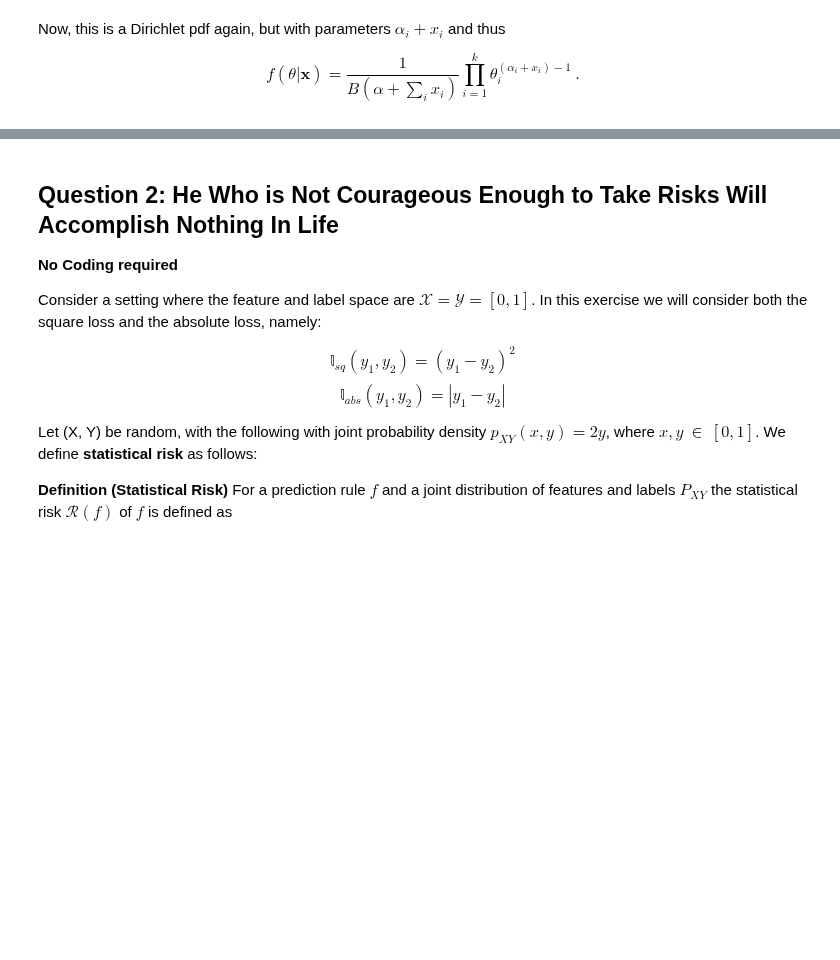
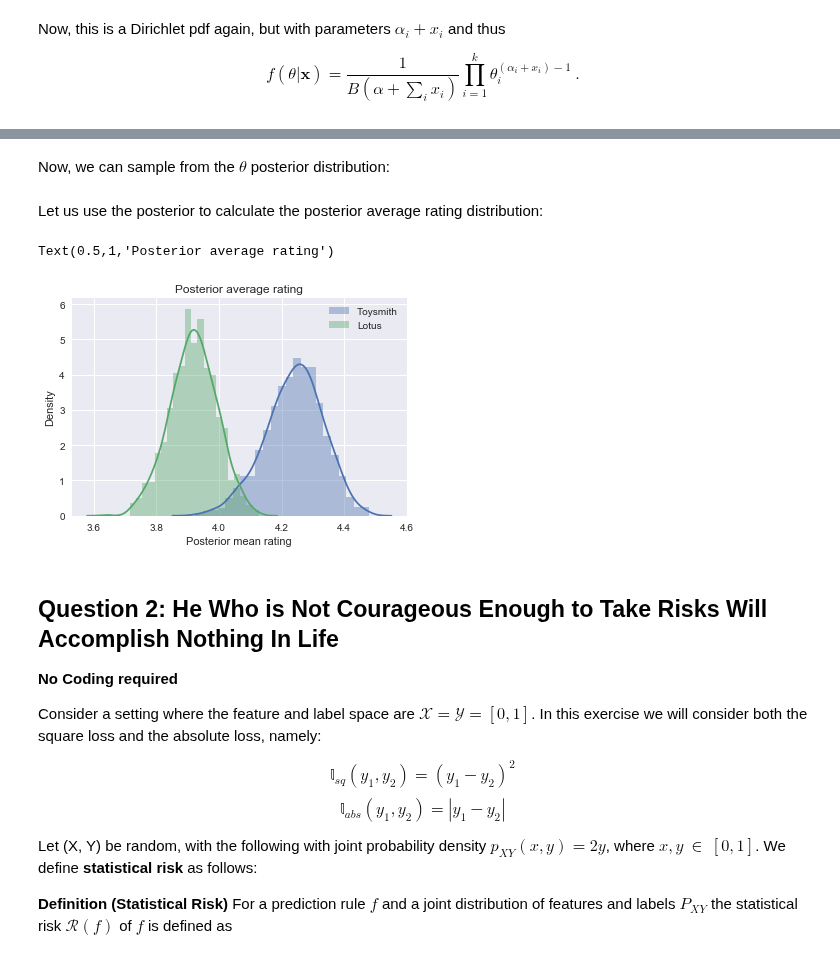
Before and after one commit to NOllAl/AM207HW, a Jupyter notebook: hw4/AM207_HW4.ipynb, the cells around one changed output, grey strips where cells are left out. Drawn from its saved outputs; the diff is of its cells as text; code cells hidden in the pictures; blank space fills up the shorter version.

```diff
--- a/hw4/AM207_HW4.ipynb
+++ b/hw4/AM207_HW4.ipynb
@@ -136,0 +139,3 @@ $$
+# %%
+toysmith_reviews = np.array([round(percent * 162) for percent in [0.06, 0.04, 0.06, 0.17, 0.67]])
+lotus_reviews = np.array([round(percent * 410) for percent in [0.14, 0.08, 0.07, 0.11, 0.60]])
@@ -137,3 +144,27 @@ $$
+# %%
+toysmith_dirichlet = scipy.stats.dirichlet(alpha=prior_alpha + toysmith_reviews)
+lotus_dirichlet = scipy.stats.dirichlet(alpha=prior_alpha + lotus_reviews)
+# %% [markdown]
+Now, we can sample from the $\theta$ posterior distribution:
+# %%
+n_posterior = 1000
+toysmith_posterior_samples = toysmith_dirichlet.rvs(n_posterior)
+lotus_posterior_samples = lotus_dirichlet.rvs(n_posterior)
+# %% [markdown]
+Let us use the posterior to calculate the posterior average rating distribution:
+# %%
+toysmith_posterior_means = (toysmith_posterior_samples * np.arange(1, 6)).sum(axis=1)
+lotus_posterior_means = (lotus_posterior_samples * np.arange(1, 6)).sum(axis=1)
+# %%
+sns.distplot(toysmith_posterior_means, label="Toysmith")
+sns.distplot(lotus_posterior_means, label="Lotus")
+plt.legend()
+plt.xlabel("Posterior mean rating")
+plt.ylabel("Density")
+plt.title("Posterior average rating")
+# %% [output]
+Text(0.5,1,'Posterior average rating')
+[figure, added]
 # %% [markdown]
 ## Question 2: He Who is Not Courageous Enough to Take Risks Will Accomplish Nothing In Life
 
```
Also changed, not shown: parts of 7 cells of this notebook.
